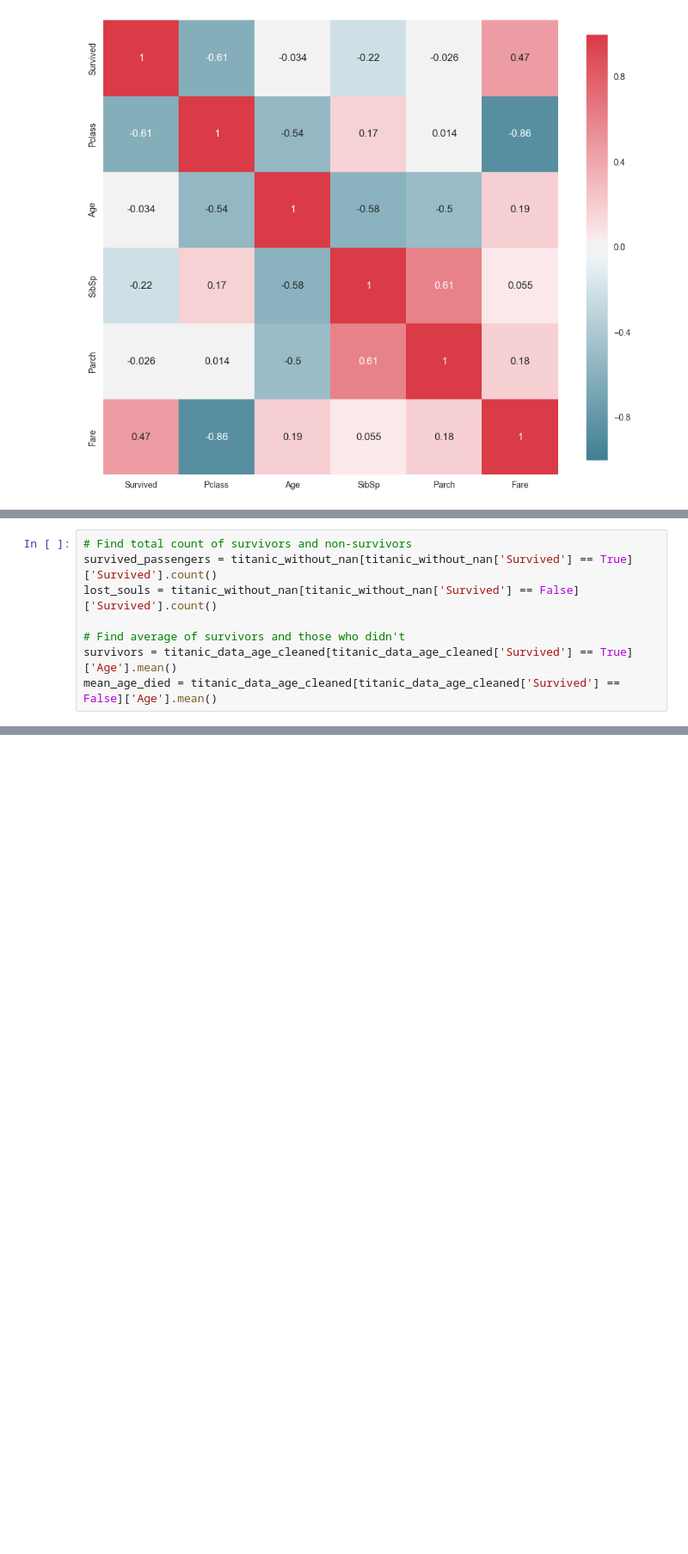
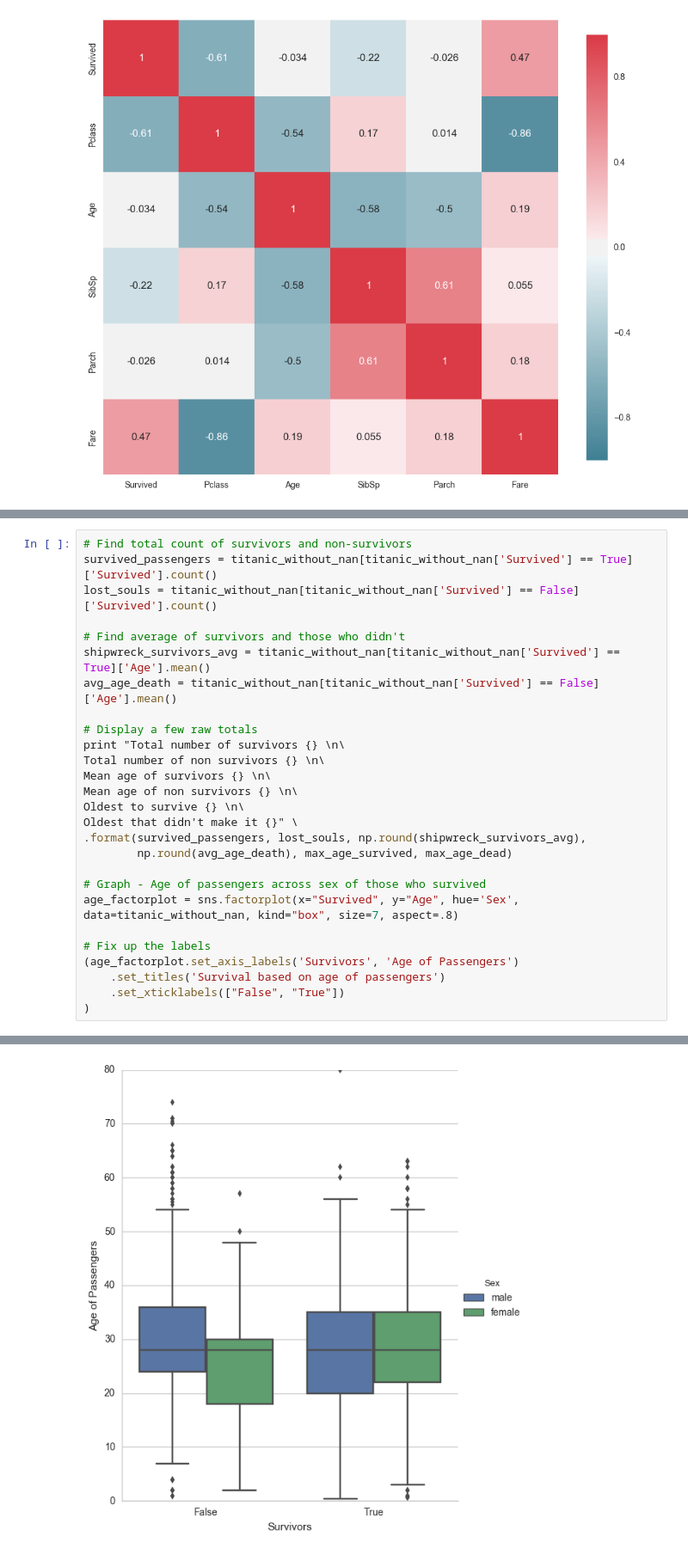
Before and after one commit to yepterence/Project5, a Jupyter notebook: Data_analysis_Titanic-checkpoint.ipynb, the cells around one changed output, grey strips where cells are left out. Shown at 86% size. Drawn from its saved outputs; the diff is of its cells as text; blank space fills up the shorter version.

```diff
--- a/Data_analysis_Titanic-checkpoint.ipynb
+++ b/Data_analysis_Titanic-checkpoint.ipynb
@@ -299,8 +375,0 @@ survival_count_sex_class = sns.factorplot( \
-# %%
-# Find total count of survivors and non-survivors
-survived_passengers = titanic_without_nan[titanic_without_nan['Survived'] == True]['Survived'].count()
-lost_souls = titanic_without_nan[titanic_without_nan['Survived'] == False]['Survived'].count()
-
-# Find average of survivors and those who didn't
-survivors = titanic_data_age_cleaned[titanic_data_age_cleaned['Survived'] == True]['Age'].mean()
-mean_age_died = titanic_data_age_cleaned[titanic_data_age_cleaned['Survived'] == False]['Age'].mean()
@@ -306,0 +381,28 @@ mean_age_died = titanic_data_age_cleaned[titanic_data_age_cleaned['Survived'] ==
+# %%
+# Find total count of survivors and non-survivors
+survived_passengers = titanic_without_nan[titanic_without_nan['Survived'] == True]['Survived'].count()
+lost_souls = titanic_without_nan[titanic_without_nan['Survived'] == False]['Survived'].count()
+
+# Find average of survivors and those who didn't
+shipwreck_survivors_avg = titanic_without_nan[titanic_without_nan['Survived'] == True]['Age'].mean()
+avg_age_death = titanic_without_nan[titanic_without_nan['Survived'] == False]['Age'].mean()
+
+# Display a few raw totals
+print "Total number of survivors {} \n\
+Total number of non survivors {} \n\
+Mean age of survivors {} \n\
+Mean age of non survivors {} \n\
+Oldest to survive {} \n\
+Oldest that didn't make it {}" \
+.format(survived_passengers, lost_souls, np.round(shipwreck_survivors_avg),
+        np.round(avg_age_death), max_age_survived, max_age_dead)
+
+# Graph - Age of passengers across sex of those who survived
+age_factorplot = sns.factorplot(x="Survived", y="Age", hue='Sex', data=titanic_without_nan, kind="box", size=7, aspect=.8)
+
+# Fix up the labels
+(age_factorplot.set_axis_labels('Survivors', 'Age of Passengers')
+    .set_titles('Survival based on age of passengers')
+    .set_xticklabels(["False", "True"])
+)
+# %% [output]
@@ -306,0 +416 @@ mean_age_died = titanic_data_age_cleaned[titanic_data_age_cleaned['Survived'] ==
+[figure, added]
```
Also changed, not shown: parts of 44 cells of this notebook.
